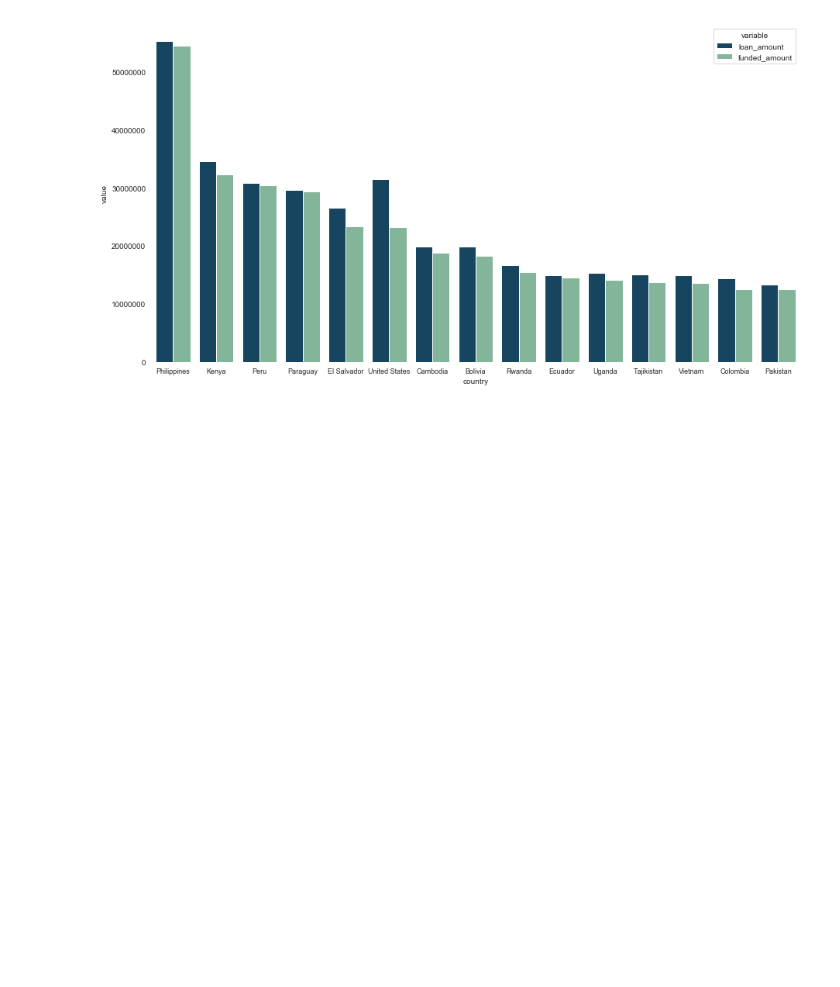
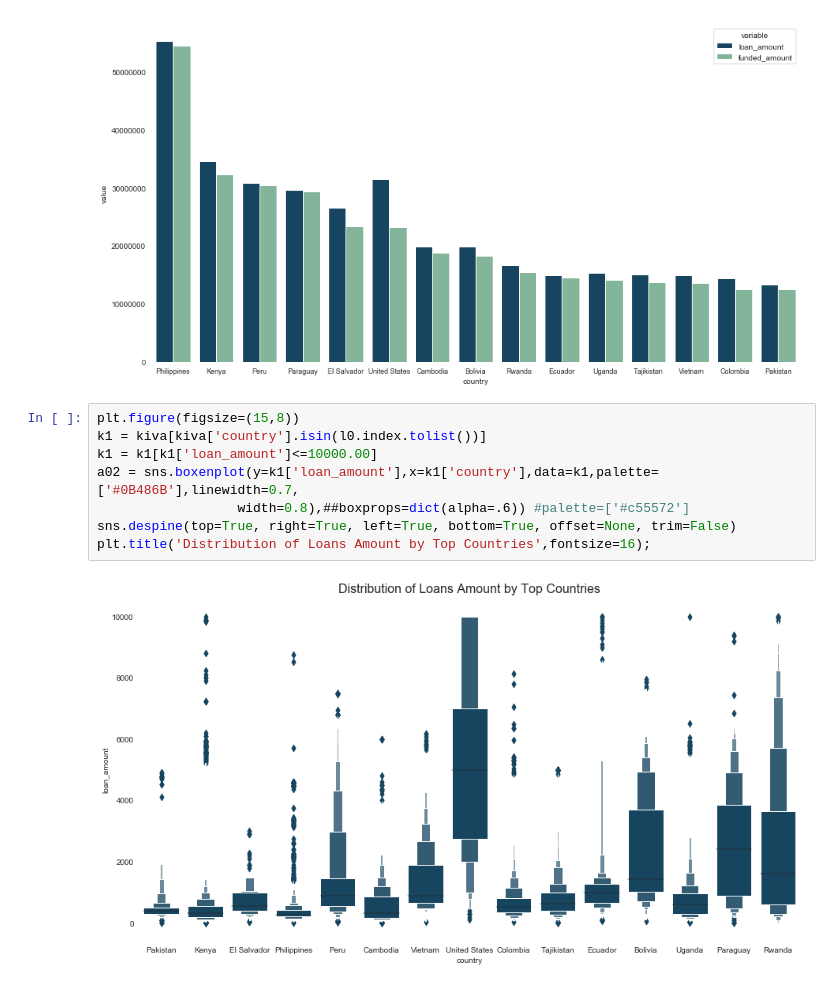
Before and after one commit to JakubPluta/EDA-ML, a Jupyter notebook: Kiva Crowdfunding EDA.ipynb, the cells around one changed output. Cells and saved outputs as stored; diff of their text form; blank space fills up the shorter version.

```diff
--- a/Kiva Crowdfunding EDA.ipynb
+++ b/Kiva Crowdfunding EDA.ipynb
@@ -101,3 +149,13 @@ sns.despine(top=True, right=True, left=True, bottom=True, offset=None, trim=Fals
 b.yaxis.set_major_formatter(FormatStrFormatter('%.0f'))
 # %% [output]
 [figure]
+# %%
+plt.figure(figsize=(15,8))
+k1 = kiva[kiva['country'].isin(l0.index.tolist())]
+k1 = k1[k1['loan_amount']<=10000.00]
+a02 = sns.boxenplot(y=k1['loan_amount'],x=k1['country'],data=k1,palette=['#0B486B'],linewidth=0.7,
+                  width=0.8),##boxprops=dict(alpha=.6)) #palette=['#c55572']
+sns.despine(top=True, right=True, left=True, bottom=True, offset=None, trim=False)
+plt.title('Distribution of Loans Amount by Top Countries',fontsize=16);
+# %% [output]
+[figure, added]
```
Also changed, not shown: parts of 5 cells of this notebook.
